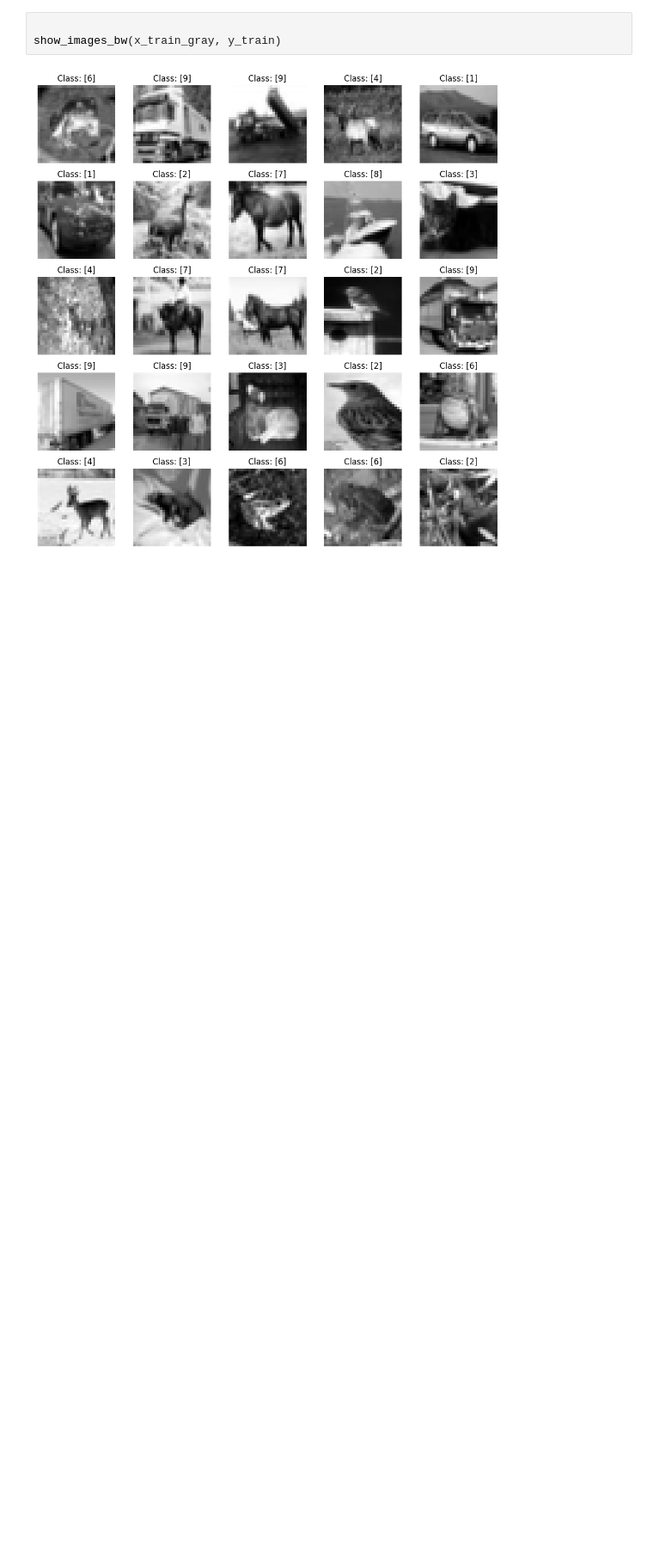
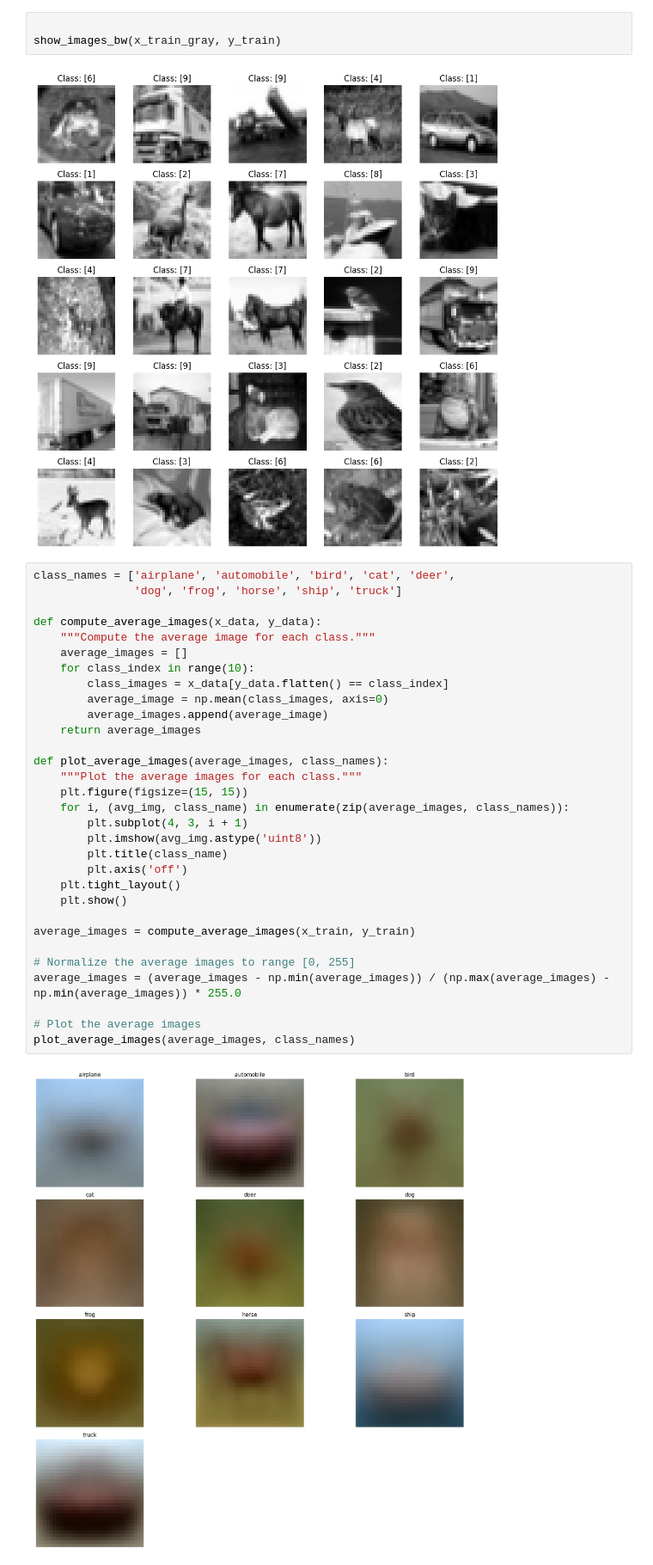
Before and after one commit to 26dre/178_final, a Jupyter notebook: Visualization.ipynb, the cells around one changed output. Shown at 86% size. Drawn from its saved outputs; the diff is of its cells as text; blank space fills up the shorter version.

```diff
--- a/Visualization.ipynb
+++ b/Visualization.ipynb
@@ -68,3 +68,36 @@ x_test_gray = np.array([rgb2gray(img) for img in x_test])
 show_images_bw(x_train_gray, y_train)
 # %% [output]
 [figure]
+# %%
+class_names = ['airplane', 'automobile', 'bird', 'cat', 'deer',
+               'dog', 'frog', 'horse', 'ship', 'truck']
+
+def compute_average_images(x_data, y_data):
+    """Compute the average image for each class."""
+    average_images = []
+    for class_index in range(10):
+        class_images = x_data[y_data.flatten() == class_index]
+        average_image = np.mean(class_images, axis=0)
+        average_images.append(average_image)
+    return average_images
+
+def plot_average_images(average_images, class_names):
+    """Plot the average images for each class."""
+    plt.figure(figsize=(15, 15))
+    for i, (avg_img, class_name) in enumerate(zip(average_images, class_names)):
+        plt.subplot(4, 3, i + 1)
+        plt.imshow(avg_img.astype('uint8'))
+        plt.title(class_name)
+        plt.axis('off')
+    plt.tight_layout()
+    plt.show()
+
+average_images = compute_average_images(x_train, y_train)
+
+# Normalize the average images to range [0, 255]
+average_images = (average_images - np.min(average_images)) / (np.max(average_images) - np.min(average_images)) * 255.0
+
+# Plot the average images
+plot_average_images(average_images, class_names)
+# %% [output]
+[figure, added]
```
Also changed, not shown: 1 other file.
